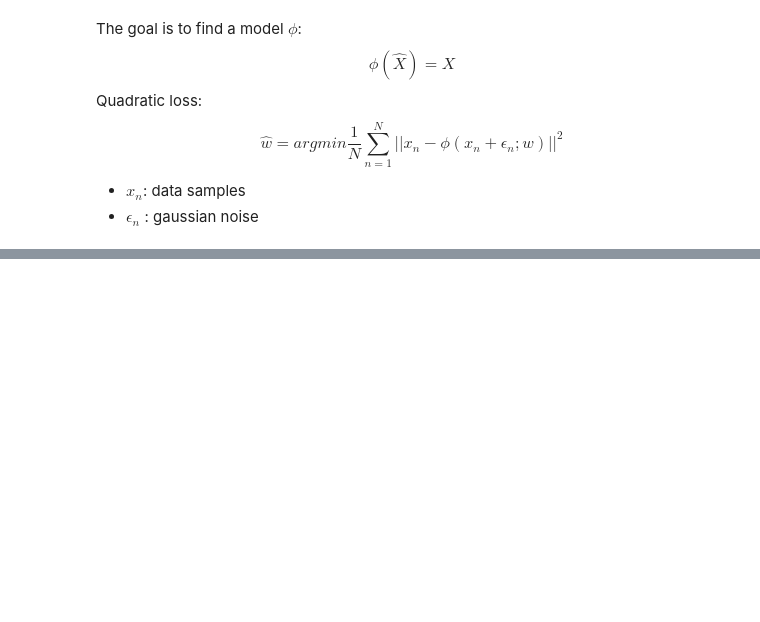
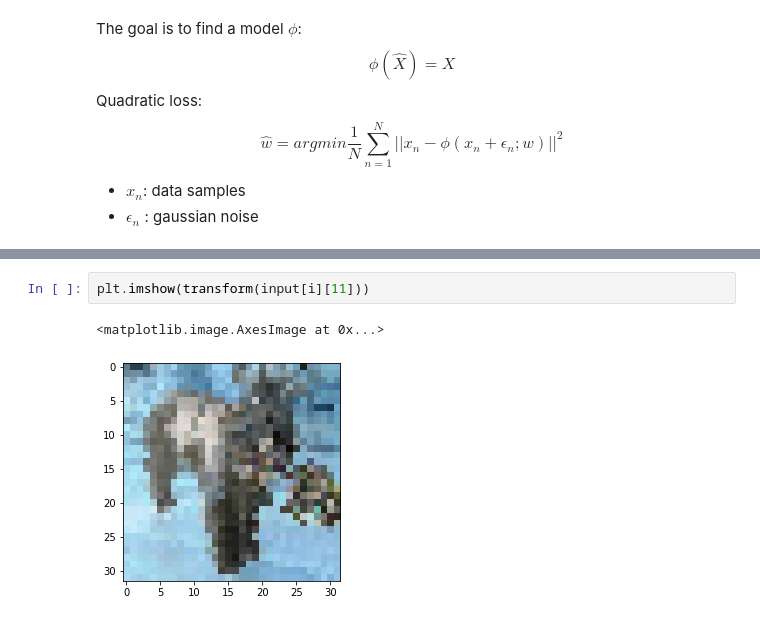
Before and after one commit to SuhanNShetty/DeepLearning_Noise2Noise, a Jupyter notebook: Miniproject_1/Untitled.ipynb, the cells around one changed output, grey strips where cells are left out. Drawn from its saved outputs; the diff is of its cells as text; blank space fills up the shorter version.

```diff
--- a/Miniproject_1/Untitled.ipynb
+++ b/Miniproject_1/Untitled.ipynb
@@ -112,0 +153,5 @@ AttributeError: 'tuple' object has no attribute 'size'
+# %%
+plt.imshow(transform(input[i][11]))
+# %% [output]
+<matplotlib.image.AxesImage at 0x...>
+[figure, added]
```
Also changed, not shown: parts of 6 cells of this notebook.
